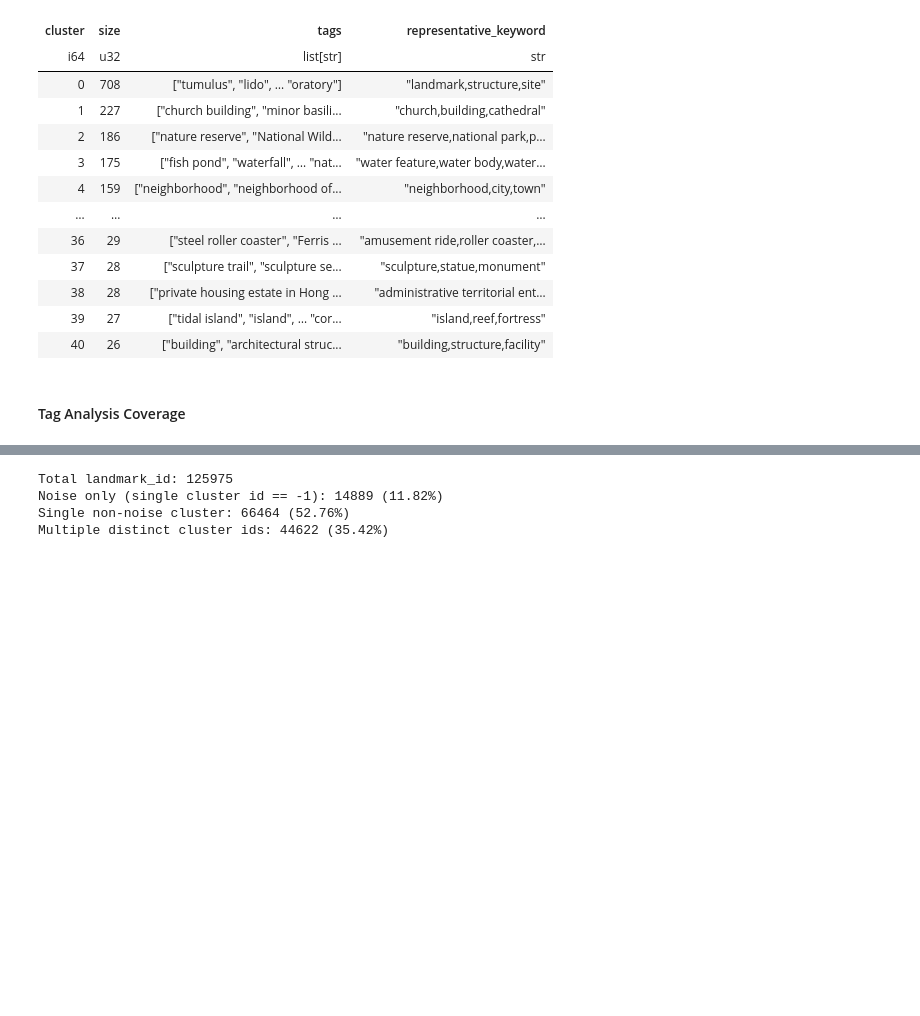
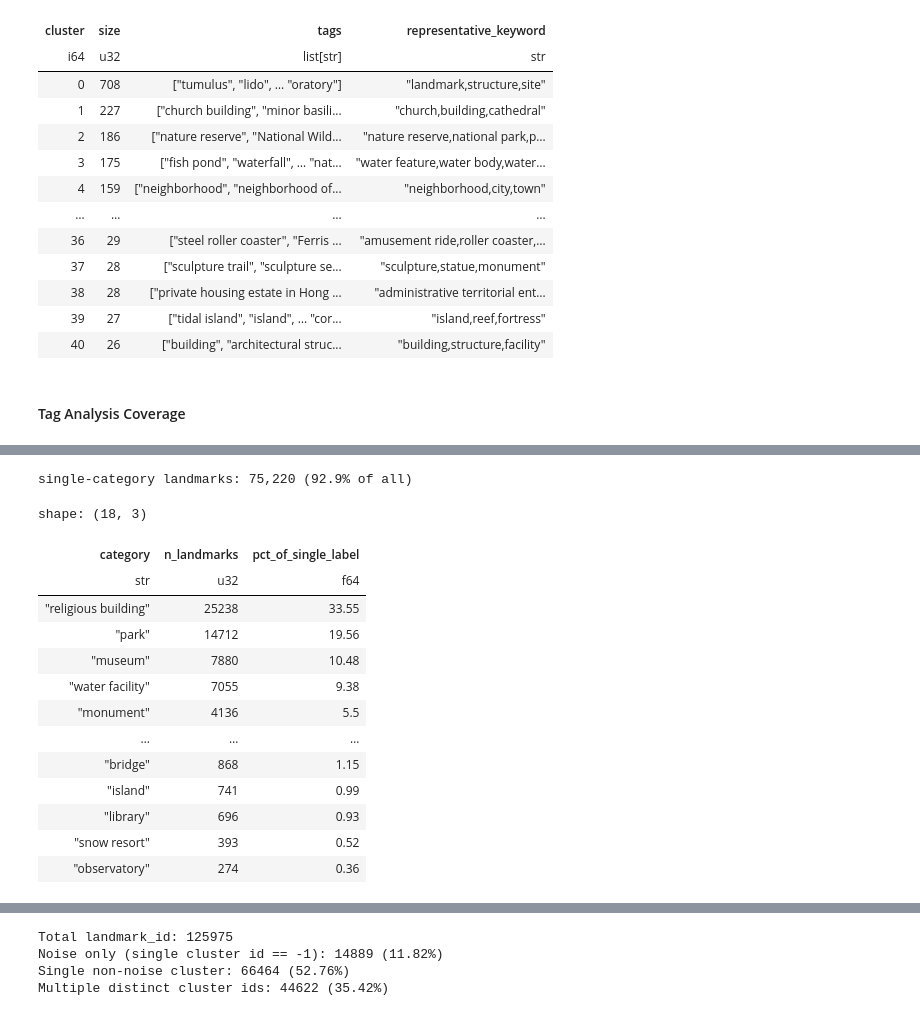
Before and after one commit to fhrzn/geocir, a Jupyter notebook: notebooks/wikidata.ipynb, the cells around one changed output, grey strips where cells are left out. Drawn from its saved outputs; the diff is of its cells as text; code cells hidden in the pictures; blank space fills up the shorter version.

```diff
--- a/notebooks/wikidata.ipynb
+++ b/notebooks/wikidata.ipynb
@@ -534,4 +615,4 @@ df_tag_clean = df_tag_clean.with_columns(
     pl.col("category")
     .list.eval(pl.element().filter(pl.element() != "other").drop_nulls())
     .list.unique()
-)#.filter(pl.col("category").list.len() > 0)
+).filter(pl.col("category").list.len() > 0)
@@ -537,0 +812,37 @@ df_tag_clean = df_tag_clean.with_columns(
+# %%
+# 3. Pure single-label view: landmarks with exactly ONE category.
+#    Directly comparable to an ordinary class distribution (pct sums to 100%).
+single_label_dist = (
+    landmark_cat.filter(pl.col("category").list.len() == 1)
+    .explode("category")
+    .group_by("category")
+    .agg(pl.len().alias("n_landmarks"))
+    .with_columns(
+        (pl.col("n_landmarks") / pl.col("n_landmarks").sum() * 100)
+        .round(2)
+        .alias("pct_of_single_label")
+    )
+    .sort("n_landmarks", descending=True)
+)
+
+n_single = single_label_dist["n_landmarks"].sum()
+print(
+    f"single-category landmarks: {n_single:,} ({n_single / n_landmarks * 100:.1f}% of all)"
+)
+single_label_dist
+# %% [output]
+single-category landmarks: 75,220 (92.9% of all)
+shape: (18, 3)
+| category | n_landmarks | pct_of_single_label |
+| str | u32 | f64 |
+| "religious building" | 25238 | 33.55 |
+| "park" | 14712 | 19.56 |
+| "museum" | 7880 | 10.48 |
+| "water facility" | 7055 | 9.38 |
+| "monument" | 4136 | 5.5 |
+| … | … | … |
+| "bridge" | 868 | 1.15 |
+| "island" | 741 | 0.99 |
+| "library" | 696 | 0.93 |
+| "snow resort" | 393 | 0.52 |
+| "observatory" | 274 | 0.36 |
```
Also changed, not shown: parts of 25 cells of this notebook, 1 other file.
